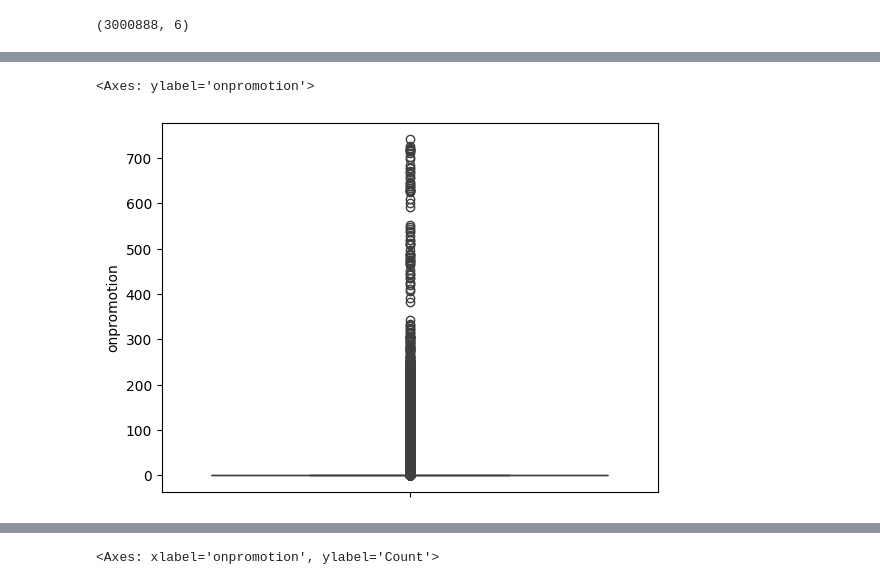
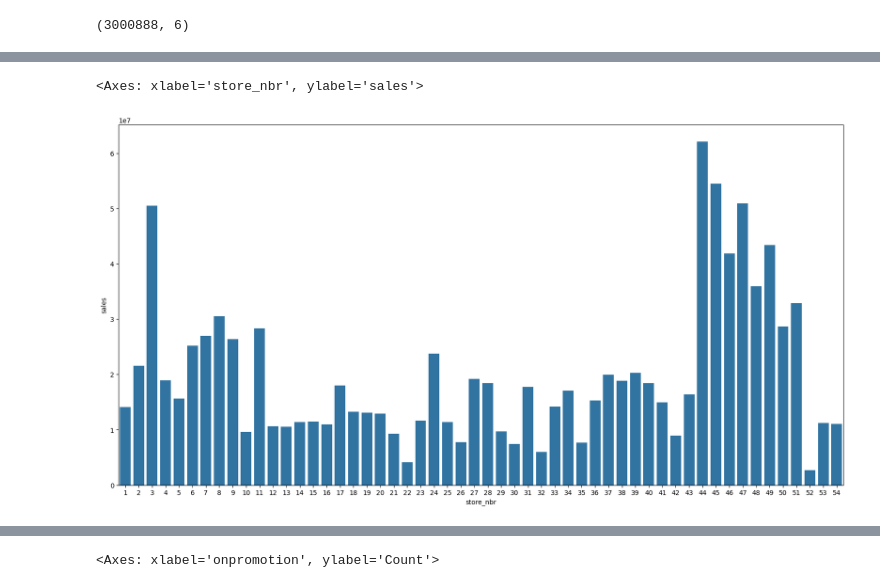
Before and after one commit to acies-udaykiran-rachamsetty/Capstone-Project, a Jupyter notebook: Notebooks/train.ipynb, the cells around one changed output, grey strips where cells are left out. Drawn from its saved outputs; the diff is of its cells as text; code cells hidden in the pictures.

Commit message:
Train pre-processing continued

```diff
--- a/Notebooks/train.ipynb
+++ b/Notebooks/train.ipynb
@@ -98,5 +93,9 @@ sns.boxplot(data = family, y = 'sales')
-# %%
-sns.boxplot(data = train, y = 'onpromotion')
-# %% [output]
-<Axes: ylabel='onpromotion'>
-[figure, removed]
+# %%
+check = train.groupby(['store_nbr'])['sales'].sum().to_frame()
+check.sort_values('sales')
+check.reset_index()
+plt.figure(figsize = (20, 10))
+sns.barplot(data = check, x = 'store_nbr', y = 'sales')
+# %% [output]
+<Axes: xlabel='store_nbr', ylabel='sales'>
+[figure, added]
```
Also changed, not shown: parts of 8 cells of this notebook.
